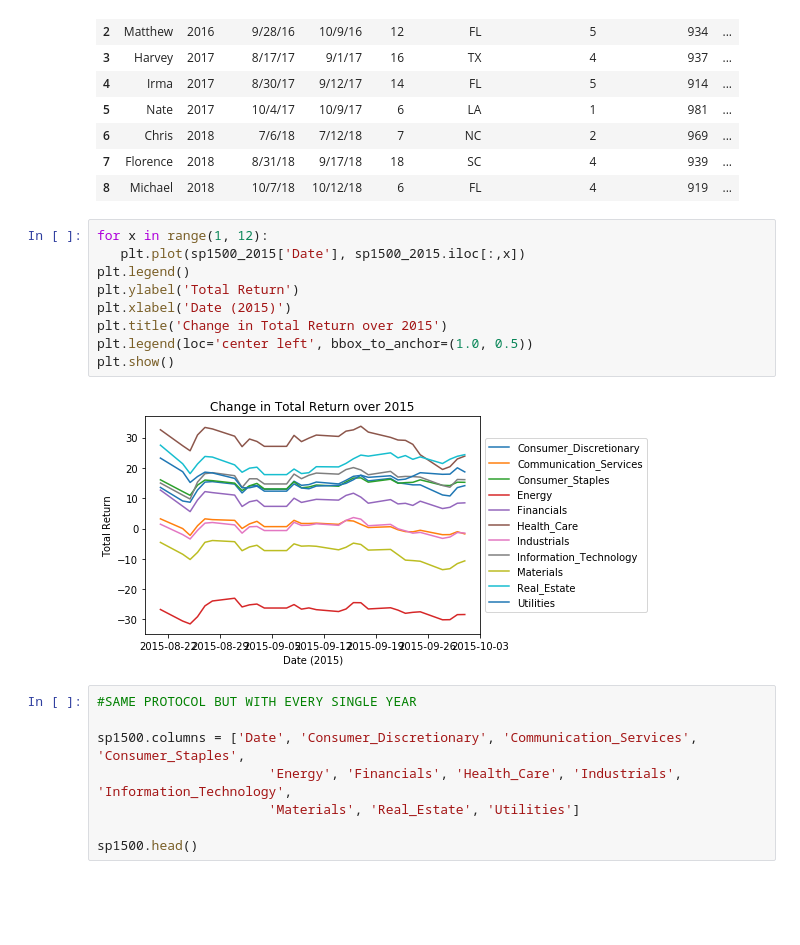
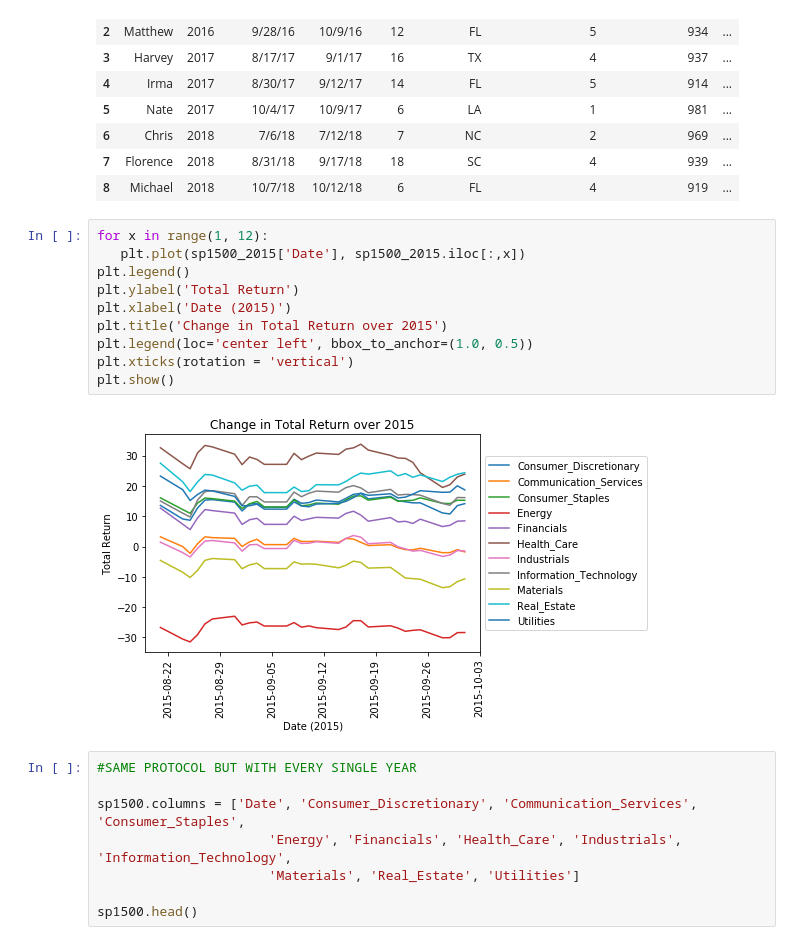
Before and after one commit to nancyculley/Little_Data_Project_1, a Jupyter notebook: 2015.ipynb, the cells around one changed output. Drawn from its saved outputs; the diff is of its cells as text; blank space fills up the shorter version.

```diff
--- a/2015.ipynb
+++ b/2015.ipynb
@@ -55,14 +55,15 @@ hurricanes
 # %%
 for x in range(1, 12):
    plt.plot(sp1500_2015['Date'], sp1500_2015.iloc[:,x])
 plt.legend()
 plt.ylabel('Total Return')
 plt.xlabel('Date (2015)')
 plt.title('Change in Total Return over 2015')
 plt.legend(loc='center left', bbox_to_anchor=(1.0, 0.5))
+plt.xticks(rotation = 'vertical')
 plt.show()
 # %% [output]
-[figure, old version]
+[figure, new version]
 # %%
 #SAME PROTOCOL BUT WITH EVERY SINGLE YEAR
 
```
